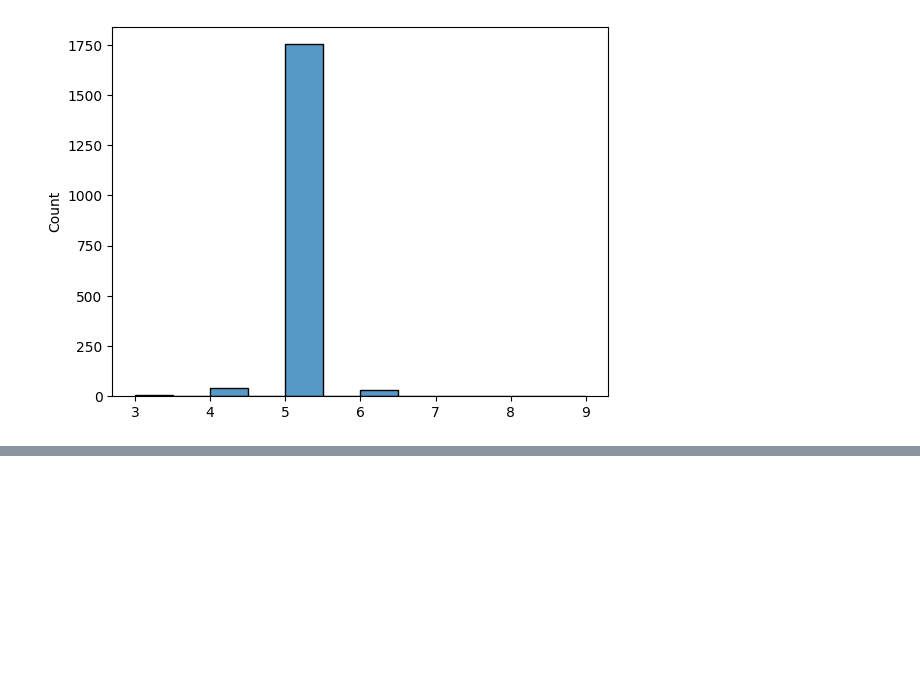
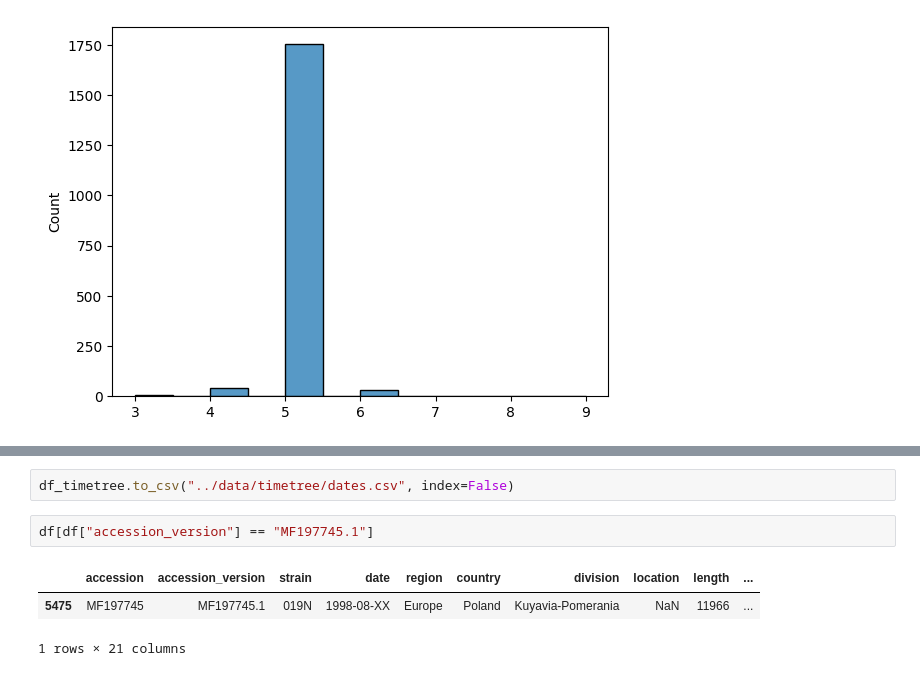
Before and after one commit to prince-ravi-leow/mol_evol_phylo_proj, a Jupyter notebook: notebook/EDA.ipynb, the cells around one changed output, grey strips where cells are left out. Drawn from its saved outputs; the diff is of its cells as text; blank space fills up the shorter version.

```diff
--- a/notebook/EDA.ipynb
+++ b/notebook/EDA.ipynb
@@ -255,0 +289,8 @@ sns.histplot(num_gene_products)
+# %%
+df_timetree.to_csv("../data/timetree/dates.csv", index=False)
+# %%
+df[df["accession_version"] == "MF197745.1"]
+# %% [output]
+|  | accession | accession_version | strain | date | region | country | division | location | length | ... |
+| 5475 | MF197745 | MF197745.1 | 019N | 1998-08-XX | Europe | Poland | Kuyavia-Pomerania | NaN | 11966 | ... |
+1 rows × 21 columns
```
Also changed, not shown: parts of 6 cells of this notebook, 3 other files.
